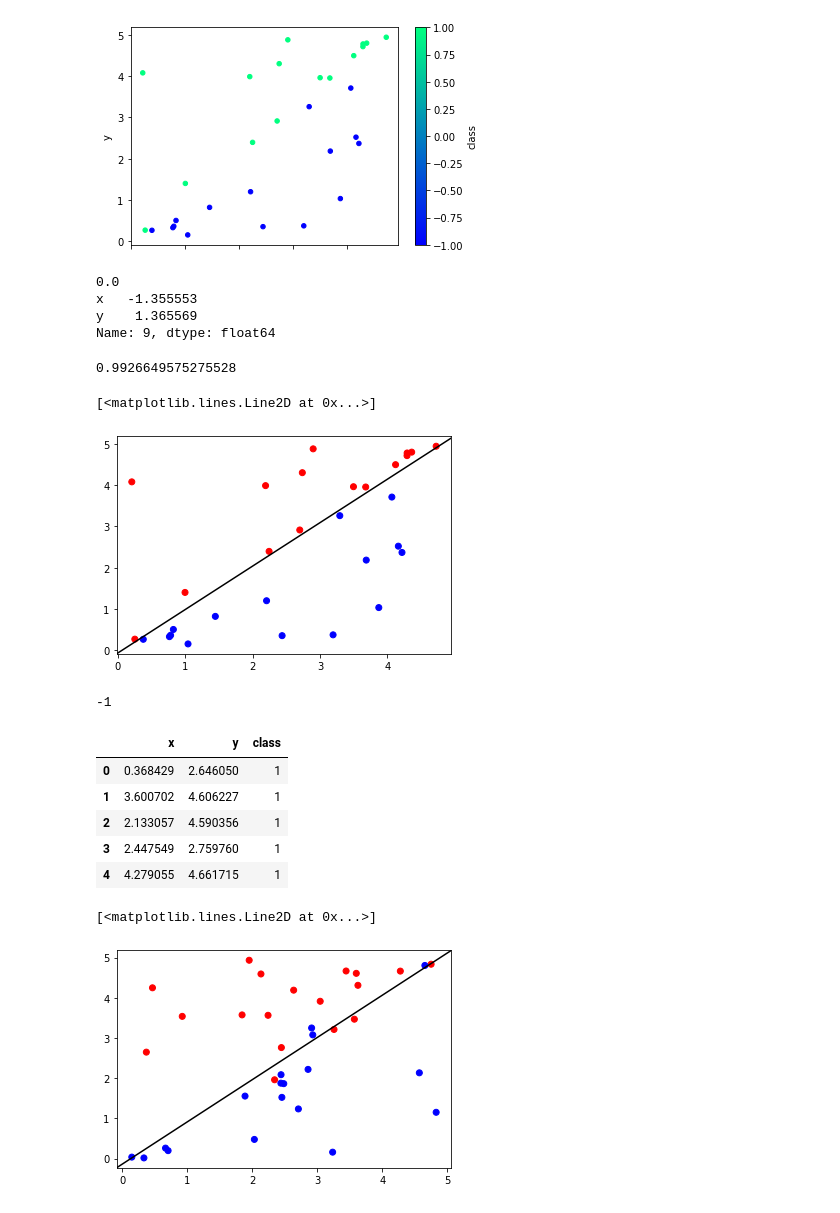
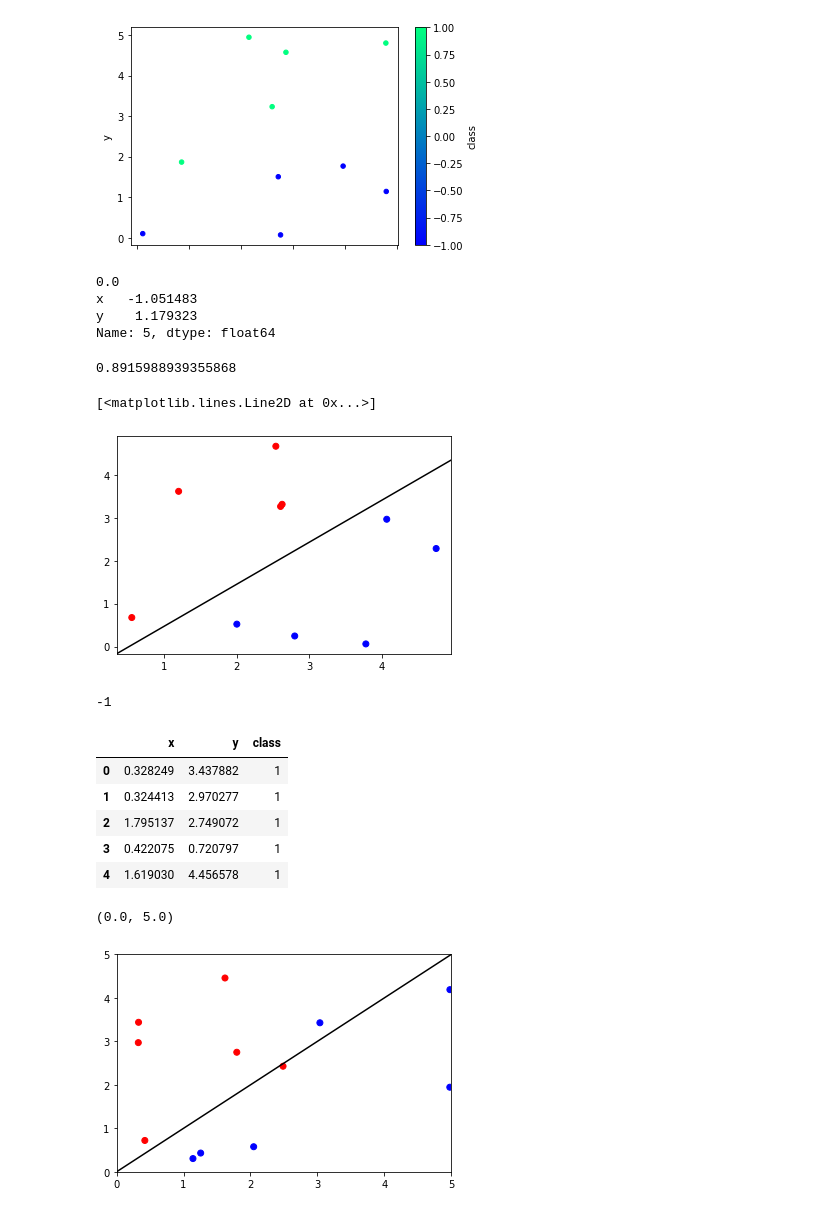
Before and after one commit to FelipeGorostiaga/MachineLearning, a Jupyter notebook: src/tp3/tp3_1.ipynb, the cells around one changed output. Cells and saved outputs as stored; diff of their text form; code cells hidden in the pictures.

```diff
--- a/src/tp3/tp3_1.ipynb
+++ b/src/tp3/tp3_1.ipynb
@@ -5,7 +5,7 @@ import matplotlib.pyplot as plt
 
 Y_GT_X = 1
 X_GT_Y = -1
-POINT_COUNT = 15
+POINT_COUNT = 5
 
 # Generación de puntos
 x_range = y_range = (0, 5)
@@ -41,7 +41,7 @@ df.head()
 df.plot.scatter('x', 'y', c='class', colormap='winter')
 xs = np.linspace(0, 5, 1000)
 # %% [output]
-[figure, old version]
+[figure, new version]
 # %%
 def calculate_h(w, point):
     return sum([w[j] * point[j] for j in range(0, len(w))])
@@ -92,9 +92,9 @@ print(f"\n\n\n\n\n{err_m}")
 print(ws)
 # %% [output]
 0.0
-x   -1.355553
-y    1.365569
-Name: 9, dtype: float64
+x   -1.051483
+y    1.179323
+Name: 5, dtype: float64
 # %%
 # w1*x + w2*y + b = 0
 fig, ax = plt.subplots()
@@ -104,9 +104,9 @@ yf = - ws[0] * 1 / ws[1]
 print(yf)
 ax.plot([0, 1], [yi, yf], color='Black', transform=ax.transAxes)
 # %% [output]
-0.9926649575275528
+0.8915988939355868
 [<matplotlib.lines.Line2D at 0x...>]
-[figure, old version]
+[figure, new version]
 # %%
 def classify(x, y, w):
     h = calculate_h(w, (x, y))
@@ -121,7 +121,7 @@ print(classify(1, 0.8814770326018851, ws))
 
 MISMATCH_CLASS_DELTA_Y = 0.5
 
-mismatch_points_per_class = { Y_GT_X: 3, X_GT_Y: 3 }
+mismatch_points_per_class = { Y_GT_X: 1, X_GT_Y: 1 }
 split_points_2 = { Y_GT_X: [], X_GT_Y: []}
 
 def klass_range_mismatch(x, klass):
@@ -145,18 +145,20 @@ df_2 = pd.DataFrame(points_2, columns=['x', 'y', 'class'])
 df_2.head()
 # %% [output]
 |  | x | y | class |
-| 0 | 0.368429 | 2.646050 | 1 |
-| 1 | 3.600702 | 4.606227 | 1 |
-| 2 | 2.133057 | 4.590356 | 1 |
-| 3 | 2.447549 | 2.759760 | 1 |
-| 4 | 4.279055 | 4.661715 | 1 |
+| 0 | 0.328249 | 3.437882 | 1 |
+| 1 | 0.324413 | 2.970277 | 1 |
+| 2 | 1.795137 | 2.749072 | 1 |
+| 3 | 0.422075 | 0.720797 | 1 |
+| 4 | 1.619030 | 4.456578 | 1 |
 # %%
 fig, ax = plt.subplots()
 ax.scatter(list(df_2['x']), list(df_2['y']), c=list(df_2['class']), cmap='bwr')
 ax.plot([0, 1], [0, 1], color='Black', transform=ax.transAxes)
+plt.xlim([0, 5])
+plt.ylim([0, 5])
 # %% [output]
-[<matplotlib.lines.Line2D at 0x...>]
+(0.0, 5.0)
-[figure, old version]
+[figure, new version]
 # %%
 ws_2, err_m_2 = get_weights(df_2)
 print(f"\n\n\n\n\n{err_m_2}")
```
Also changed, not shown: parts of 9 cells of this notebook.
